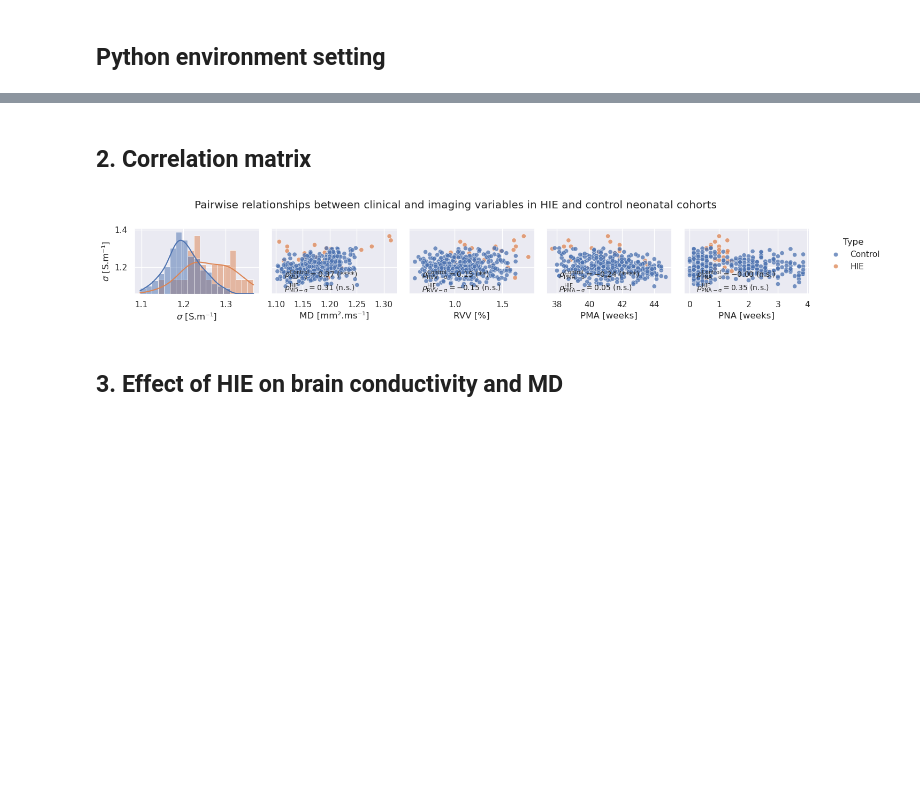
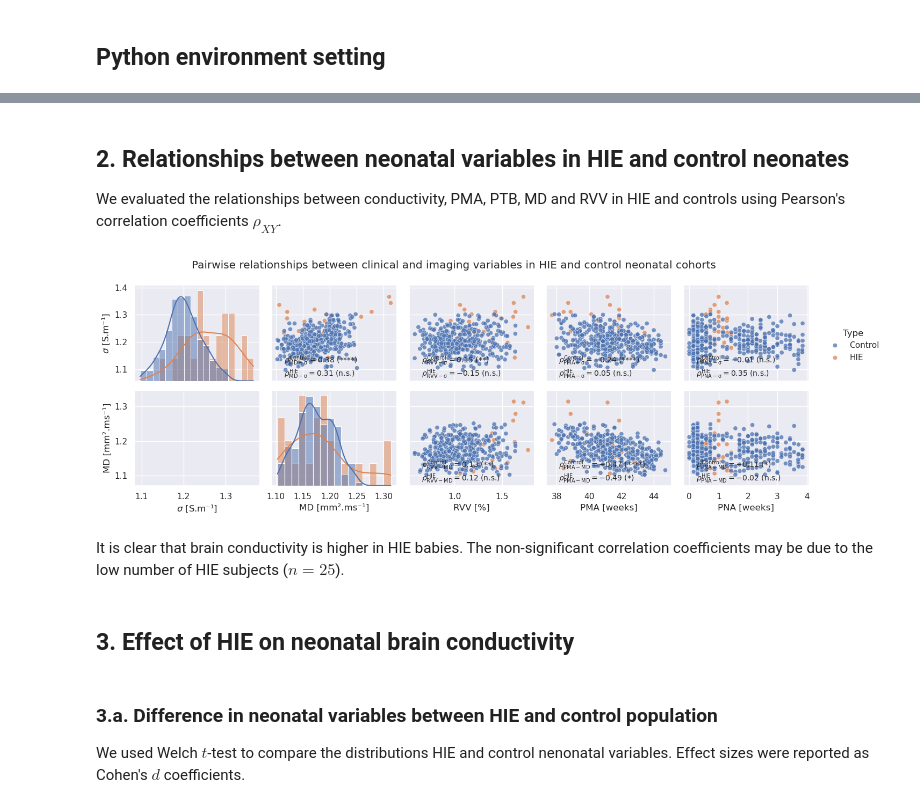
Before and after one commit to aboutill/nano-eptk, a Jupyter notebook: notebooks/experiments/stats_analysis_experiment5.ipynb, the cells around one changed output, grey strips where cells are left out. Saved outputs shown, nothing was run; the diff lists cells and outputs as text; code cells hidden in the pictures; blank space fills up the shorter version.

```diff
--- a/notebooks/experiments/stats_analysis_experiment5.ipynb
+++ b/notebooks/experiments/stats_analysis_experiment5.ipynb
@@ -29,4 +29,5 @@ from utils.plots import *
 
 sns.set_theme(style="darkgrid")
 warnings.filterwarnings("ignore")
+disp_ci = False # 95% CI
 # %% [markdown]
@@ -111,5 +118,6 @@ HIE subjects = 26
 # %% [markdown]
-## 2. Correlation matrix
+## 2. Relationships between neonatal variables in HIE and control neonates
+We evaluated the relationships between conductivity, PMA, PTB, MD and RVV in HIE and controls using Pearson's correlation coefficients $\rho_{XY}$.
 # %%
 # Set file path
 plot_dir = os.path.join(results_dir, "plots", "experiments")
@@ -130,7 +138,7 @@ for type_label in type_labels:
 
 #
 df = df.rename(columns={
-    "TSE_brain_SIG": r"$\sigma$ [S.m⁻¹]",
+    "brain_SIG": r"$\sigma$ [S.m⁻¹]",
     "brain_MD": "MD [mm².ms⁻¹]",
     "RVV": "RVV [%]",
     "PNA": "PNA [weeks]",
@@ -142,37 +150,43 @@ x_vars = [
     r"$\sigma$ [S.m⁻¹]",
     "MD [mm².ms⁻¹]",
     "RVV [%]",
     "PMA [weeks]",
     "PNA [weeks]",
 ]
 y_vars = [
     r"$\sigma$ [S.m⁻¹]",
+    "MD [mm².ms⁻¹]",
 ]
 
 # Initialize plot
 g = sns.PairGrid(df, hue=type_col, hue_order=type_labels, x_vars=x_vars, y_vars=y_vars)
 g.fig.suptitle("Pairwise relationships between clinical and imaging variables in HIE and control neonatal cohorts")
 
 # Plot data
 g.map_diag(sns.histplot, kde=True, stat="proportion", common_norm=False)
 g.map_upper(sns.scatterplot, alpha=0.75)
-g.map_upper(annotate_cat_pairplot, cats=type_labels, cats_idx=type_idx)
+g.map_upper(annotate_cat_pairplot, cats=type_labels, cats_idx=type_idx, disp_ci=disp_ci)
 
 # Legend
 g.add_legend()
 sns.move_legend(g, "upper left", bbox_to_anchor=(1, 0.75))
 
 # Adjust layout
 g.fig.tight_layout()
 
 # Save plot
 output_dir = os.path.dirname(plot_path)
 os.makedirs(output_dir, exist_ok=True)
 plt.savefig(plot_path, dpi=300, bbox_inches="tight")
 # %% [output]
-[figure, old version]
+[figure, new version]
+# %% [markdown]
+It is clear that brain conductivity is higher in HIE babies. The non-significant correlation coefficients may be due to the low number of HIE subjects ($n = 25$).
 # %% [markdown]
-## 3. Effect of HIE on brain conductivity and MD
+## 3. Effect of HIE on neonatal brain conductivity
+# %% [markdown]
+### 3.a. Difference in neonatal variables between HIE and control population
+We used Welch $t$-test to compare the distributions HIE and control nenonatal variables. Effect sizes were reported as Cohen's $d$ coefficients.
 # %%
 # Set file path
 plot_path = os.path.join(plot_dir, "experiment5B.png")
```
Also changed, not shown: parts of 28 cells of this notebook, 5 other files.
